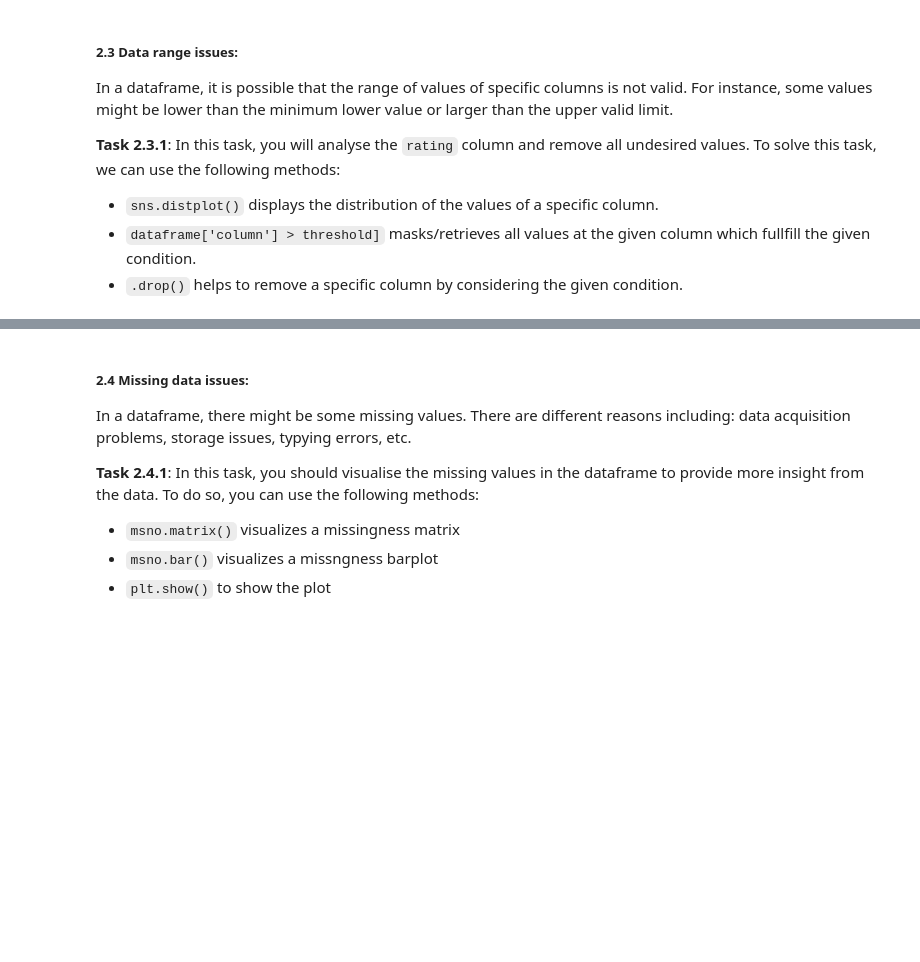
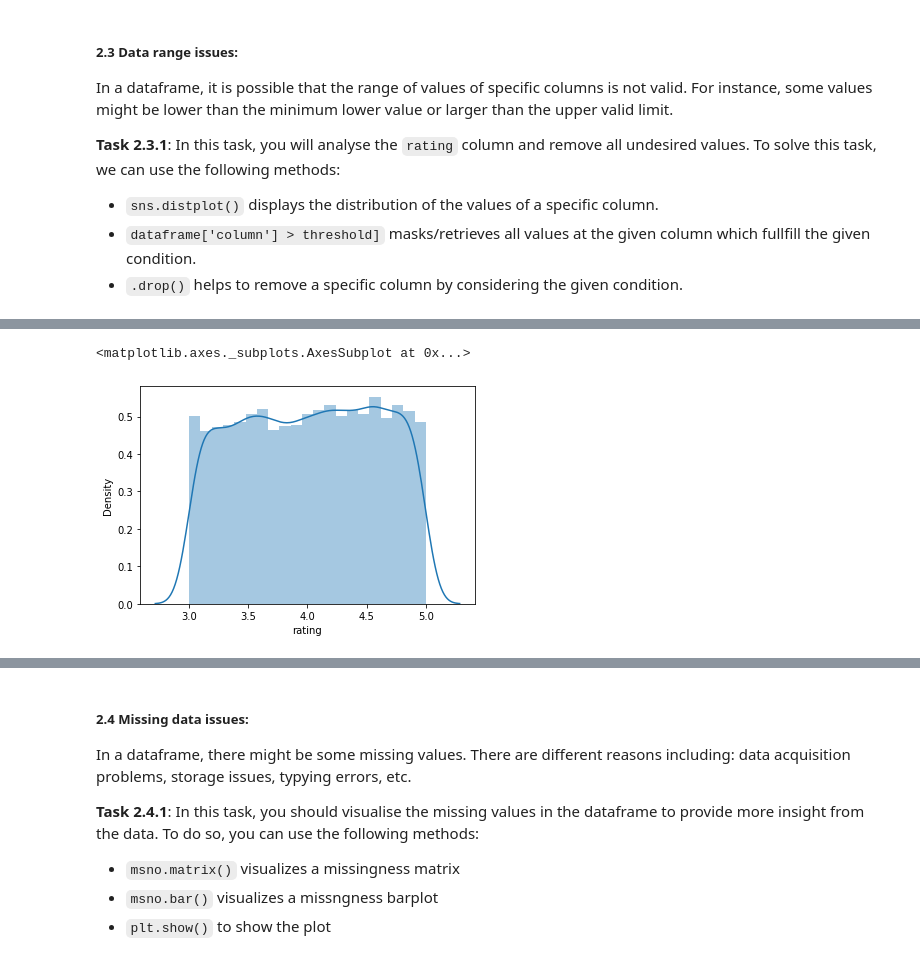
Before and after one commit to BlessMario/MachineIntelligence, a Jupyter notebook: 02_cleaning_ex.ipynb, the cells around one changed output, grey strips where cells are left out. Cells and saved outputs as stored; diff of their text form; code cells hidden in the pictures; blank space fills up the shorter version.

```diff
--- a/02_cleaning_ex.ipynb
+++ b/02_cleaning_ex.ipynb
@@ -387,2 +393,11 @@ In a dataframe, it is possible that the range of values of specific columns is n
+# %%
+# drop all the undesired rows by their indexes
+df_airbnb = df_airbnb.drop(df_airbnb['rating'][df_airbnb['rating'] > 5.0].index)
+# %%
+# display the rating column using distplot()
+sns.distplot(df_airbnb['rating'])
+# %% [output]
+<matplotlib.axes._subplots.AxesSubplot at 0x...>
+[figure, added]
 # %%
 # select all rows whose rating > 5.0
```
Also changed, not shown: parts of 13 cells of this notebook.
